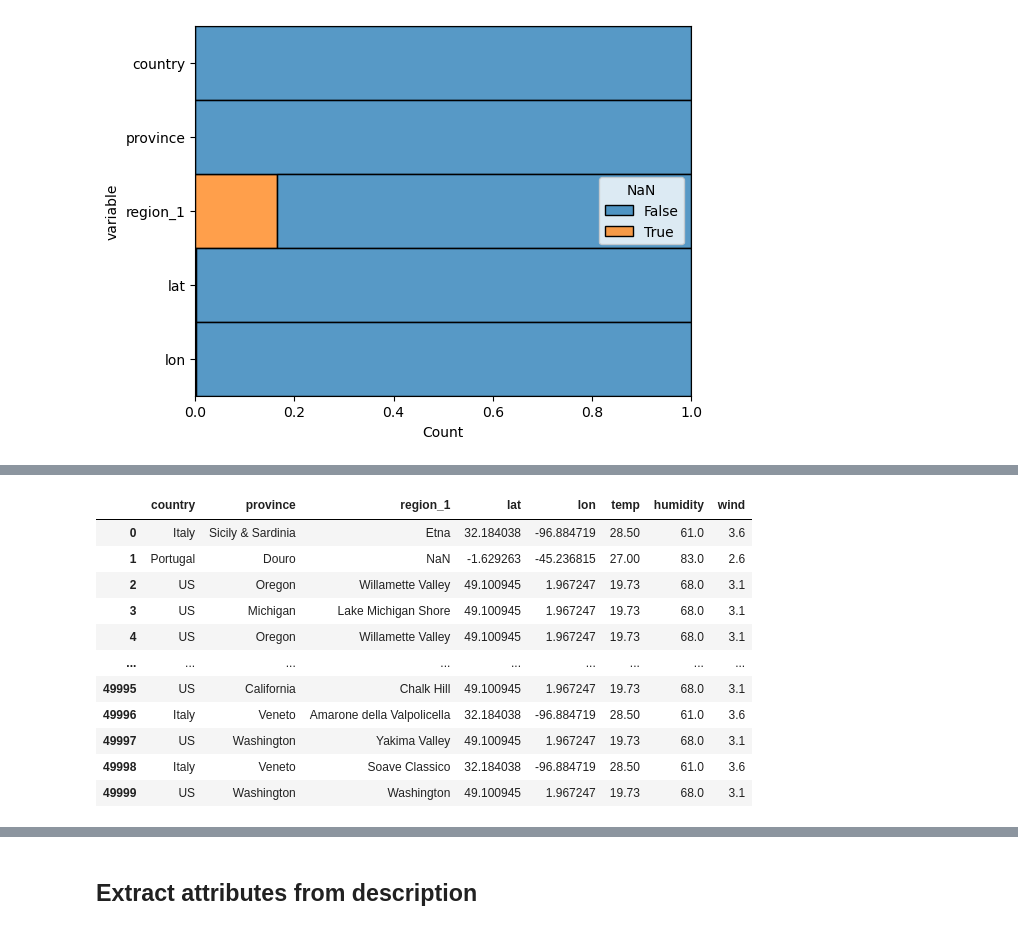
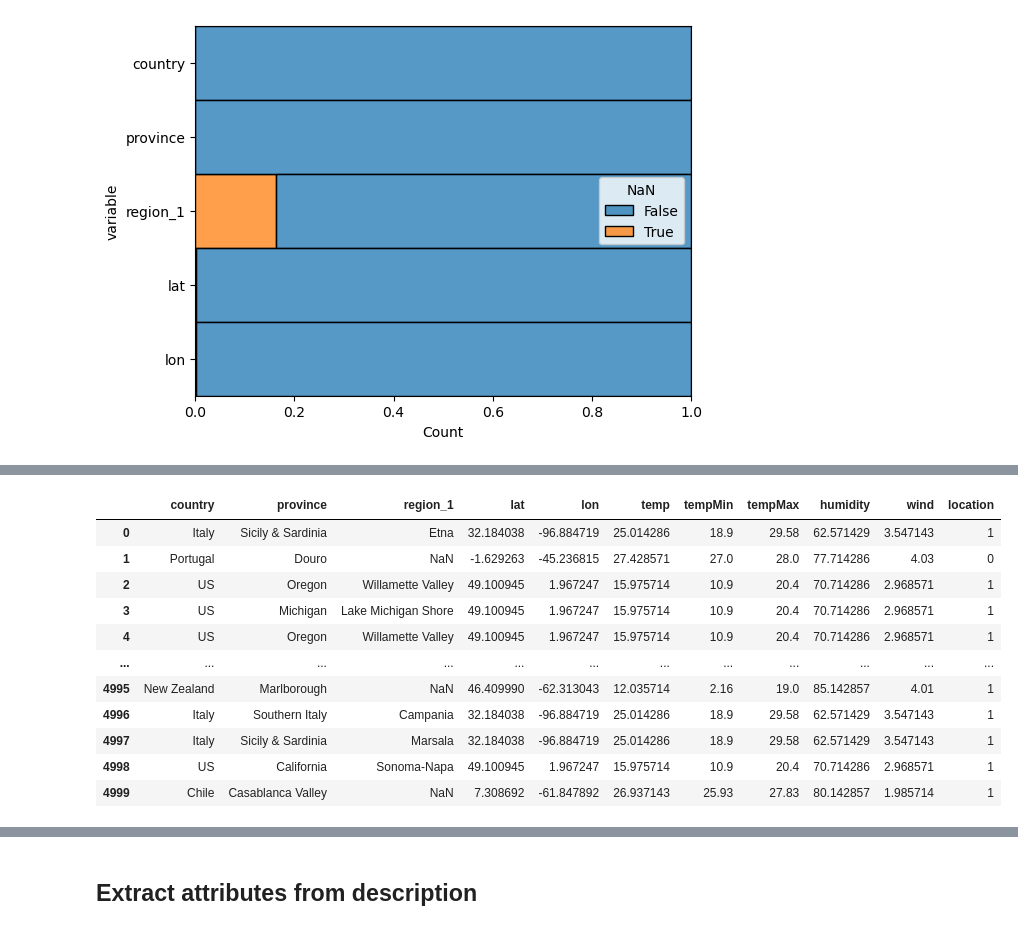
Before and after one commit to Alex020250/AppliedDataScience, a Jupyter notebook: Code/preprocessing.ipynb, the cells around one changed output, grey strips where cells are left out. Saved outputs shown, nothing was run; the diff lists cells and outputs as text; code cells hidden in the pictures.

```diff
--- a/Code/preprocessing.ipynb
+++ b/Code/preprocessing.ipynb
@@ -243,10 +244,10 @@ df.to_csv('..\Data\winemag-data-130k-v2+extract.csv', sep=';')
 Die klimatischen Minimalanforderungen für den Weinbau liegen bei einer mittleren Jahrestemperatur von mindestens 9 Grad Celsius, einer Durchschnittstemperatur des wärmsten Monats von mindestens 18 Grad Celsius, einer maximalen Tiefsttemperatur im Winter von minus 13 Grad Celsius, mindestens 1.300 Sonnenstunden pro Jahr, einer jährlichen Niederschlagsmenge von mindestens 500 mm (in warmem Klima mindestens 750 mm) sowie einer Vegetationsperiode (der Zeit zwischen dem letzten und dem ersten Frost) von mindestens 180 Tagen. Die optimale Temperatur für das Traubenwachstum beträgt zwischen 25 und 28 Grad Celsius. Die Temperatur hängt maßgeblich davon ab, in welcher Höhe die Reben stehen; als Faustregel gilt, dass die Temperatur pro 100 Meter Höhenunterschied aufwärts um 0,6 Grad sinkt.
 # %%
 apikey = '02a31fd84c7c21a1119ad4a77fe43e6f'
+# %%
+df = pd.read_csv('..\Data\winemag-data-130k-v2+extract.csv', index_col=0, delimiter=';')
 # %%
 df = df[['country', 'province', 'region_1']]
-df = df[:50000] # max. 50.000 request / day on historic API
-
 df.info()
 # %% [output]
 <class 'pandas.core.frame.DataFrame'>
@@ -356,2 +367,7 @@ memory usage: 2.3+ MB
 # %%
 df.to_csv('..\Data\winemag-data-130k-v2+geo.csv', sep=';')
+# %%
+df = pd.read_csv('..\Data\winemag-data-130k-v2+geo.csv', index_col=0, delimiter=';')
+# %%
+df = df[:5000]
+df
@@ -358,52 +388,78 @@ df.to_csv('..\Data\winemag-data-130k-v2+geo.csv', sep=';')
 # %%
 dict = {}
 temps = []
+tempMin = []
+tempMax = []
 humidities = []
 winds = []
+location = []
 
 for index, row in df.iterrows():
     lat = row['lat']
     lon = row['lon']
 
     if (pd.isna(lat) and pd.isna(lon)):
-        temps.append(0)
-        humidities.append(0)
-        winds.append(0)
+        temps.append(pd.NA)
+        tempMin.append(pd.NA)
+        tempMax.append(pd.NA)
+        humidities.append(pd.NA)
+        winds.append(pd.NA)
+        location.append(pd.NA)
         continue
 
     date_time_start = datetime(2022, 1, 7, 13, 00)
     unix_time_start = time.mktime(date_time_start.timetuple())
 
+    # check if location is in north or south of the earth
+    monthRange = [4,5,6,7,8,9,10]
+    if (lat >= 0):
+        location.append(1)
+    else:
+        monthRange = [10,11,12,1,2,3,4]
+        location.append(0)
+
     # with our subscription we can only get data from last year.
-    url = "https://history.openweathermap.org/data/2.5/aggregated/day?lat="+str(round(lat, 2))+"&lon="+str(round(lon, 2))+"&month=7&day=1&units=metric&appid=" + apikey
+    tempList = []
+    humidityList = []
+    windList = []
+    for month in monthRange:
+        url = "https://history.openweathermap.org/data/2.5/aggregated/month?lat="+str(round(lat, 2))+"&lon="+str(round(lon, 2))+"&month=" + str(month) + "&units=metric&appid=" + apikey
 
-    if (url in dict):
-        temp, humidity, wind = dict[url]
-        #print('got from dict:' + str(lat) + "," + str(lon))
-    else:
-        temp, humidity, wind = getTemp(url)
-        dict[url] = (temp, humidity, wind)
-        #print('got from url:' + str(lat) + "," + str(lon))
+        if (url in dict):
+            temp, humidity, wind = dict[url]
+            #print('got from dict:' + str(lat) + "," + str(lon))
+        else:
+            temp, humidity, wind = getTemp(url)
+            dict[url] = (temp, humidity, wind)
+            #print('got from url:' + str(lat) + "," + str(lon))
 
-    temps.append(temp)
-    humidities.append(humidity)
-    winds.append(wind)
+        tempList.append(temp)
+        humidityList.append(humidity)
+        windList.append(wind)
+
+    temps.append(mean(tempList))
+    tempMin.append(min(tempList))
+    tempMax.append(max(tempList))
+    humidities.append(mean(humidityList))
+    winds.append(mean(windList))
 
 df['temp'] = temps
+df['tempMin'] = tempMin
+df['tempMax'] = tempMax
 df['humidity'] = humidities
 df['wind'] = winds
-
+df['location'] = location
 df
 # %% [output]
-|  | country | province | region_1 | lat | lon | temp | humidity | wind |
-| 0 | Italy | Sicily & Sardinia | Etna | 32.184038 | -96.884719 | 28.50 | 61.0 | 3.6 |
-| 1 | Portugal | Douro | NaN | -1.629263 | -45.236815 | 27.00 | 83.0 | 2.6 |
-| 2 | US | Oregon | Willamette Valley | 49.100945 | 1.967247 | 19.73 | 68.0 | 3.1 |
-| 3 | US | Michigan | Lake Michigan Shore | 49.100945 | 1.967247 | 19.73 | 68.0 | 3.1 |
-| 4 | US | Oregon | Willamette Valley | 49.100945 | 1.967247 | 19.73 | 68.0 | 3.1 |
-| ... | ... | ... | ... | ... | ... | ... | ... | ... |
-| 49995 | US | California | Chalk Hill | 49.100945 | 1.967247 | 19.73 | 68.0 | 3.1 |
-| 49996 | Italy | Veneto | Amarone della Valpolicella | 32.184038 | -96.884719 | 28.50 | 61.0 | 3.6 |
-| 49997 | US | Washington | Yakima Valley | 49.100945 | 1.967247 | 19.73 | 68.0 | 3.1 |
-| 49998 | Italy | Veneto | Soave Classico | 32.184038 | -96.884719 | 28.50 | 61.0 | 3.6 |
-| 49999 | US | Washington | Washington | 49.100945 | 1.967247 | 19.73 | 68.0 | 3.1 |
+|  | country | province | region_1 | lat | lon | temp | tempMin | tempMax | humidity | wind | location |
+| 0 | Italy | Sicily & Sardinia | Etna | 32.184038 | -96.884719 | 25.014286 | 18.9 | 29.58 | 62.571429 | 3.547143 | 1 |
+| 1 | Portugal | Douro | NaN | -1.629263 | -45.236815 | 27.428571 | 27.0 | 28.0 | 77.714286 | 4.03 | 0 |
+| 2 | US | Oregon | Willamette Valley | 49.100945 | 1.967247 | 15.975714 | 10.9 | 20.4 | 70.714286 | 2.968571 | 1 |
+| 3 | US | Michigan | Lake Michigan Shore | 49.100945 | 1.967247 | 15.975714 | 10.9 | 20.4 | 70.714286 | 2.968571 | 1 |
+| 4 | US | Oregon | Willamette Valley | 49.100945 | 1.967247 | 15.975714 | 10.9 | 20.4 | 70.714286 | 2.968571 | 1 |
+| ... | ... | ... | ... | ... | ... | ... | ... | ... | ... | ... | ... |
+| 4995 | New Zealand | Marlborough | NaN | 46.409990 | -62.313043 | 12.035714 | 2.16 | 19.0 | 85.142857 | 4.01 | 1 |
+| 4996 | Italy | Southern Italy | Campania | 32.184038 | -96.884719 | 25.014286 | 18.9 | 29.58 | 62.571429 | 3.547143 | 1 |
+| 4997 | Italy | Sicily & Sardinia | Marsala | 32.184038 | -96.884719 | 25.014286 | 18.9 | 29.58 | 62.571429 | 3.547143 | 1 |
+| 4998 | US | California | Sonoma-Napa | 49.100945 | 1.967247 | 15.975714 | 10.9 | 20.4 | 70.714286 | 2.968571 | 1 |
+| 4999 | Chile | Casablanca Valley | NaN | 7.308692 | -61.847892 | 26.937143 | 25.93 | 27.83 | 80.142857 | 1.985714 | 1 |
```
Also changed, not shown: parts of 7 cells of this notebook, 2 other files.
